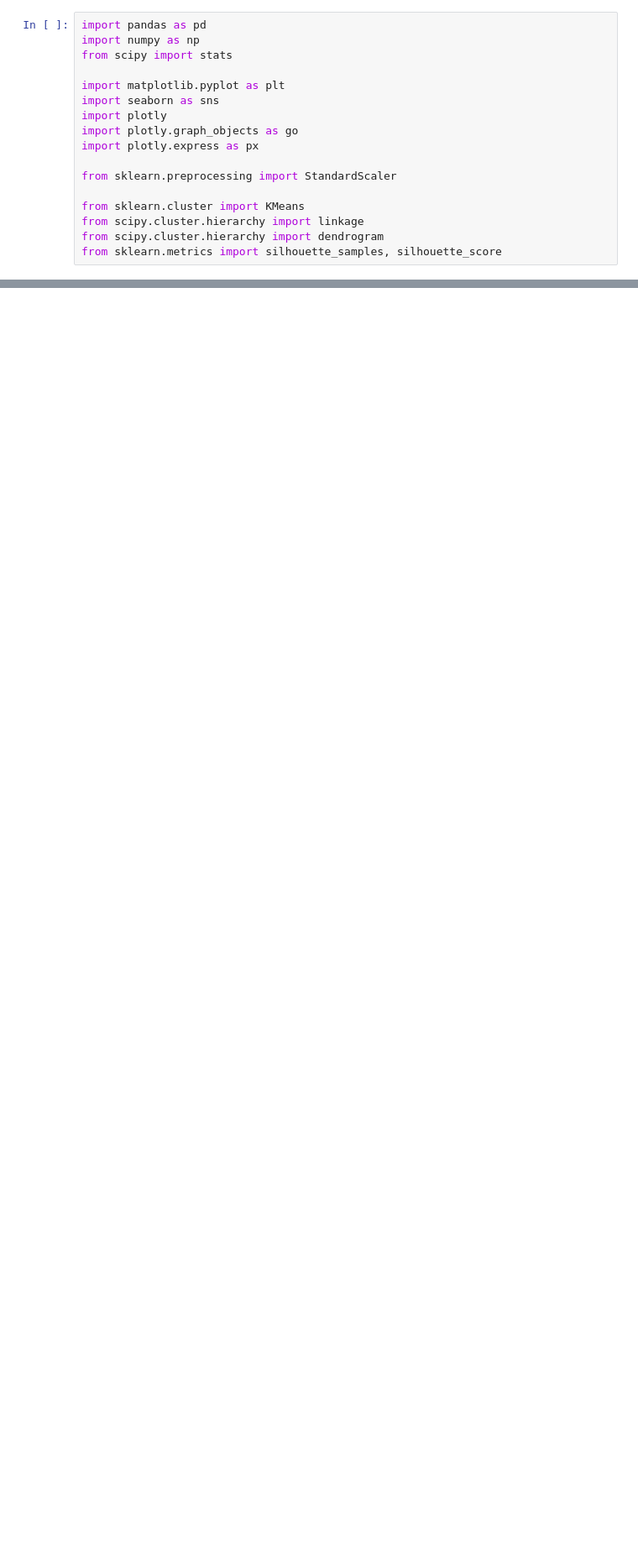
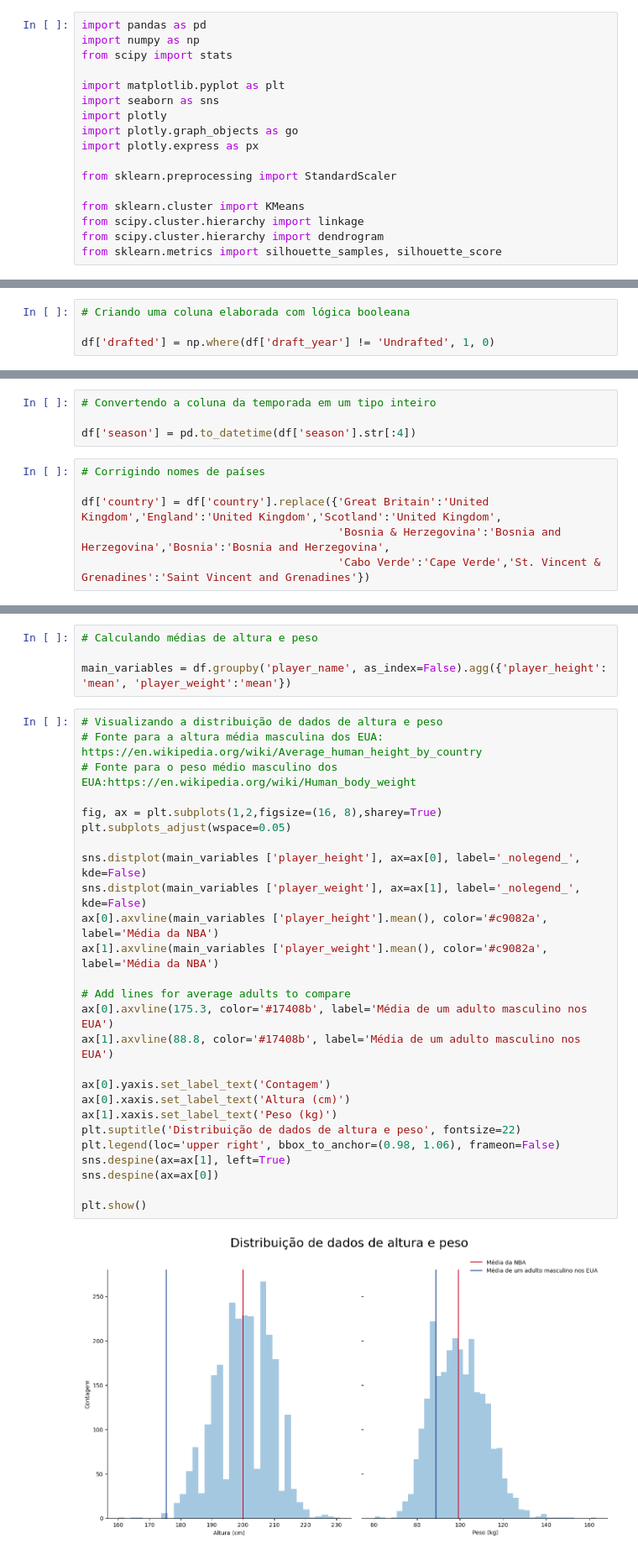
Before and after one commit to lucastak/analise-dados-nba, a Jupyter notebook: nba-analise-altura-peso.ipynb, the cells around one changed output, grey strips where cells are left out. Shown at 84% size. Cells and saved outputs as stored; diff of their text form; blank space fills up the shorter version.

```diff
--- a/nba-analise-altura-peso.ipynb
+++ b/nba-analise-altura-peso.ipynb
@@ -43,0 +140,4 @@ df.head()
+# %%
+# Criando uma coluna elaborada com lógica booleana
+
+df['drafted'] = np.where(df['draft_year'] != 'Undrafted', 1, 0)
@@ -43,0 +152,10 @@ df.head()
+# %%
+# Convertendo a coluna da temporada em um tipo inteiro
+
+df['season'] = pd.to_datetime(df['season'].str[:4])
+# %%
+# Corrigindo nomes de países
+
+df['country'] = df['country'].replace({'Great Britain':'United Kingdom','England':'United Kingdom','Scotland':'United Kingdom',
+                                       'Bosnia & Herzegovina':'Bosnia and Herzegovina','Bosnia':'Bosnia and Herzegovina',
+                                       'Cabo Verde':'Cape Verde','St. Vincent & Grenadines':'Saint Vincent and Grenadines'})
@@ -43,0 +164,32 @@ df.head()
+# %%
+# Calculando médias de altura e peso
+
+main_variables = df.groupby('player_name', as_index=False).agg({'player_height': 'mean', 'player_weight':'mean'})
+# %%
+# Visualizando a distribuição de dados de altura e peso
+# Fonte para a altura média masculina dos EUA: https://en.wikipedia.org/wiki/Average_human_height_by_country
+# Fonte para o peso médio masculino dos EUA:https://en.wikipedia.org/wiki/Human_body_weight
+
+fig, ax = plt.subplots(1,2,figsize=(16, 8),sharey=True)
+plt.subplots_adjust(wspace=0.05)
+
+sns.distplot(main_variables ['player_height'], ax=ax[0], label='_nolegend_', kde=False)
+sns.distplot(main_variables ['player_weight'], ax=ax[1], label='_nolegend_', kde=False)
+ax[0].axvline(main_variables ['player_height'].mean(), color='#c9082a', label='Média da NBA')
+ax[1].axvline(main_variables ['player_weight'].mean(), color='#c9082a', label='Média da NBA')
+
+# Add lines for average adults to compare
+ax[0].axvline(175.3, color='#17408b', label='Média de um adulto masculino nos EUA')
+ax[1].axvline(88.8, color='#17408b', label='Média de um adulto masculino nos EUA')
+
+ax[0].yaxis.set_label_text('Contagem')
+ax[0].xaxis.set_label_text('Altura (cm)')
+ax[1].xaxis.set_label_text('Peso (kg)')
+plt.suptitle('Distribuição de dados de altura e peso', fontsize=22)
+plt.legend(loc='upper right', bbox_to_anchor=(0.98, 1.06), frameon=False)
+sns.despine(ax=ax[1], left=True)
+sns.despine(ax=ax[0])
+
+plt.show()
+# %% [output]
+[figure, added]
```
Also changed, not shown: parts of 19 cells of this notebook.
